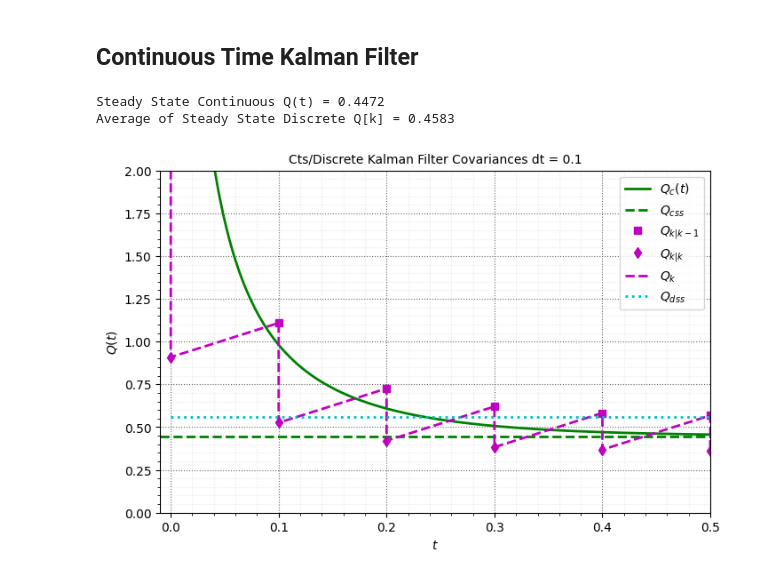
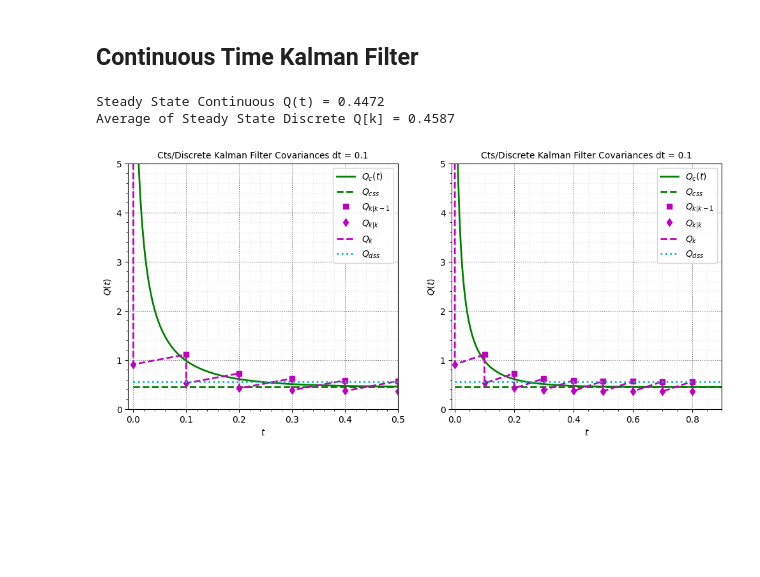
Before and after one commit to JonHowMIT/16_32_Software, a Jupyter notebook: L11_CTS_DKF.ipynb, the cells around one changed output. Saved outputs shown, nothing was run; the diff lists cells and outputs as text; code cells hidden in the pictures; blank space fills up the shorter version.

```diff
--- a/L11_CTS_DKF.ipynb
+++ b/L11_CTS_DKF.ipynb
@@ -86,7 +105,7 @@ def func_kf(Q0):
     II = np.zeros((1,2*Nk))
     Qcomb = np.zeros((1,2*Nk))
     Qdm[0] = Q0
-    for k in Kk:
+    for k in t_k:
         Qdp[0,k] = Qdm[0,k] - Qdm[0,k]*Cd.T * (Cd*Qdm[0,k]*Cd.T + Rd)**(-1)*Cd*Qdm[0,k]
         Lk = Qdp[0,k]*Cd.T/Rd
         Qdm[0,k+1] = Ad*Qdp[0,k]*Ad.T+Wd
@@ -113,27 +132,44 @@ def doty(y, t, A, B, C, W, R):
 Qsol = odeint(doty, Q0.reshape(Nx,), t, args=(A, Bw, C, Wc, Rc))
 Qcss = la.solve_continuous_are(A.T, C.T, np.multiply(Bw,Wc)@Bw.T, Rc) # note - here
 # %%
-plt.figure(14,figsize=(8,5))
-ax1 = plt.subplot(111)
+print(f'Steady State Continuous Q(t) = {Qcss.item():.4f}')
+print(f'Average of Steady State Discrete Q[k] = {(Qdm1[0,Nk-1]+Qdp1[0,Nk-1])/2:.4f}')
+
+plt.figure(14,figsize=(12,5))
+ax1 = plt.subplot(121)
 ax1.plot(t,Qsol,'g-',label=r'$Q_{c}(t)$')
 ax1.plot([0,tf],[Qcss[0,0],Qcss[0,0]],'g--',label=r'$Q_{css}$')
-print(f'Steady State Continuous Q(t) = {Qcss.item():.4f}')
-
-ax1.plot(Kk*dt,Qdm1[0,:-1],'ms',label=r'$Q_{k|k-1}$')
-ax1.plot(Kk*dt,Qdp1[0,:-1],'md',label=r'$Q_{k|k}$')
+ax1.plot(t_k*dt,Qdm1[0,:-1],'ms',label=r'$Q_{k|k-1}$')
+ax1.plot(t_k*dt,Qdp1[0,:-1],'md',label=r'$Q_{k|k}$')
 ax1.plot(II1[0,:]*dt,Qcomb1[0,:],'m--',label=r'$Q_{k}$')
 ax1.plot([0,tf],[Qdss[0,0],Qdss[0,0]],'c:',label=r'$Q_{dss}$')
 plt.title('Cts/Discrete Kalman Filter Covariances dt = '+str(dt))
-print(f'Average of Steady State Discrete Q[k] = {(Qdm1[0,Nk-1]+Qdp1[0,Nk-1])/2:.4f}')
-
 plt.ylabel(r'$Q(t)$')
 plt.xlabel(r'$t$')
-plt.ylim(0,2+2*int(Qcss[0,0]))
+plt.ylim(0,2+int(Qsol[8]))
 plt.xlim(-dt/10,5*dt)
 plt.legend()
 nicegrid()
+
+ax2 = plt.subplot(122)
+ax2.plot(t,Qsol,'g-',label=r'$Q_{c}(t)$')
+ax2.plot([0,tf],[Qcss[0,0],Qcss[0,0]],'g--',label=r'$Q_{css}$')
+ax2.plot(t_k*dt,Qdm1[0,:-1],'ms',label=r'$Q_{k|k-1}$')
+ax2.plot(t_k*dt,Qdp1[0,:-1],'md',label=r'$Q_{k|k}$')
+ax2.plot(II1[0,:]*dt,Qcomb1[0,:],'m--',label=r'$Q_{k}$')
+ax2.plot([0,tf],[Qdss[0,0],Qdss[0,0]],'c:',label=r'$Q_{dss}$')
+plt.title('Cts/Discrete Kalman Filter Covariances dt = '+str(dt))
+plt.ylabel(r'$Q(t)$')
+plt.xlabel(r'$t$')
+plt.ylim(0,2+int(Qsol[8]))
+plt.xlim(-dt/10,tf)
+plt.legend()
+nicegrid()
+
+plt.tight_layout
+
 plt.show()
 # %% [output]
 Steady State Continuous Q(t) = 0.4472
-Average of Steady State Discrete Q[k] = 0.4583
+Average of Steady State Discrete Q[k] = 0.4587
-[figure, old version]
+[figure, new version]
```
Also changed, not shown: parts of 1 cell of this notebook, 9 other files.
